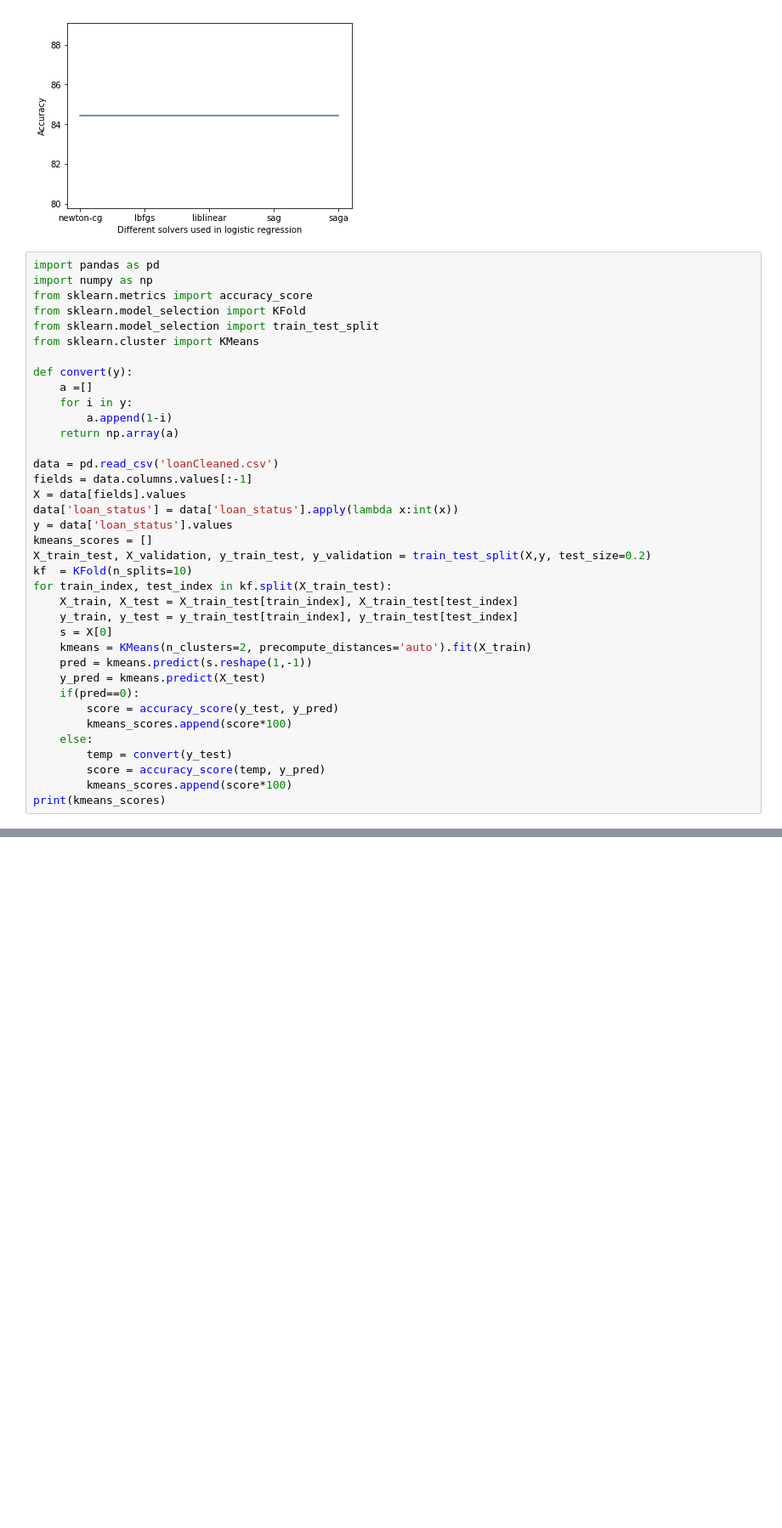
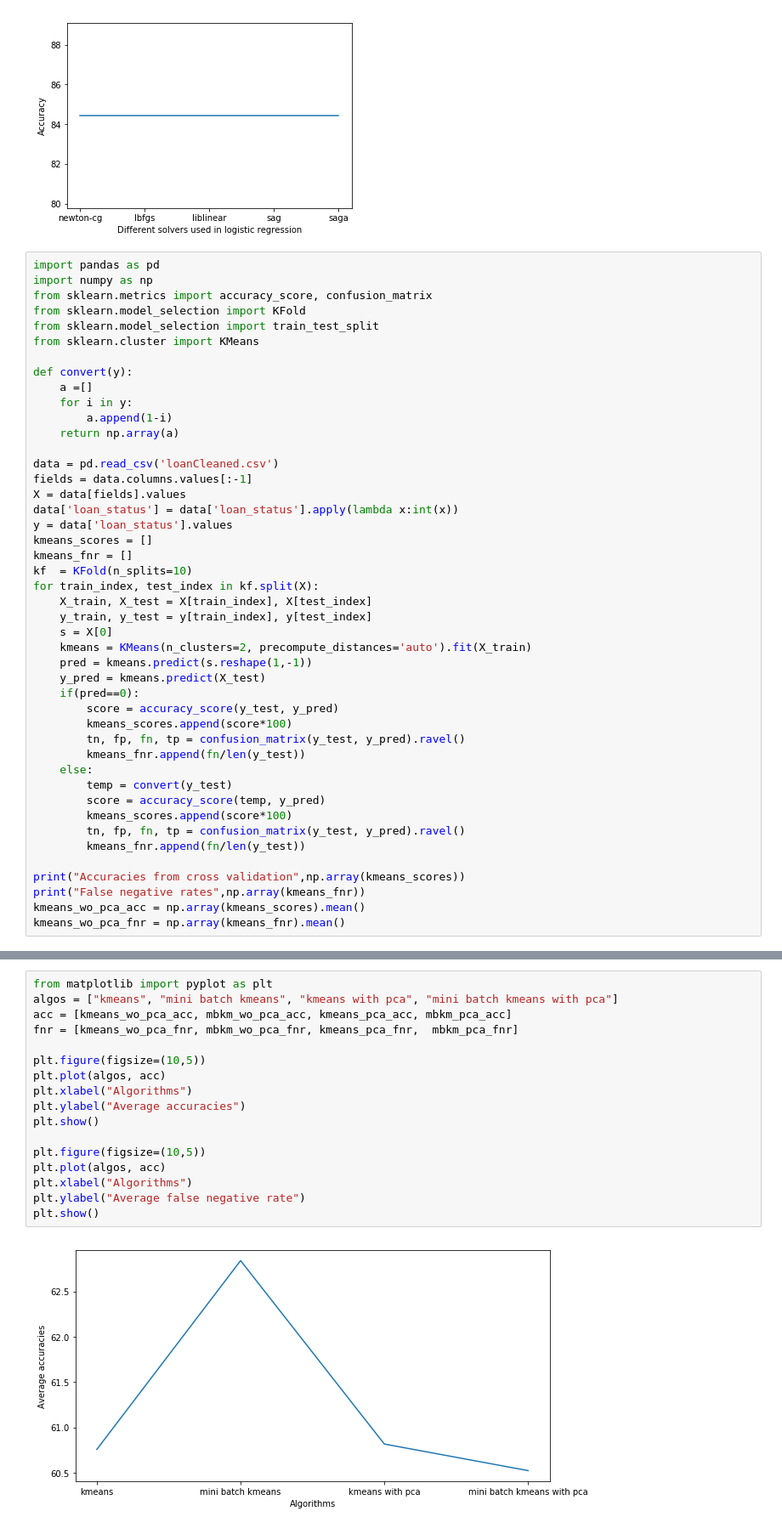
Before and after one commit to rahulk98/Loan-default-prediction, a Jupyter notebook: Final Project.ipynb, the cells around one changed output, grey strips where cells are left out. Shown: that part at 85% size. Saved outputs shown, nothing was run; the diff lists cells and outputs as text; blank space fills up the shorter version.

```diff
--- a/Final Project.ipynb
+++ b/Final Project.ipynb
@@ -530,7 +530,7 @@ Accuracies from cross validation  [84.70939887 83.79275988 84.53669877 84.025240
 # %%
 import pandas as pd
 import numpy as np
-from sklearn.metrics import accuracy_score
+from sklearn.metrics import accuracy_score, confusion_matrix
 from sklearn.model_selection import KFold
 from sklearn.model_selection import train_test_split
 from sklearn.cluster import KMeans
@@ -547,11 +547,11 @@ X = data[fields].values
 data['loan_status'] = data['loan_status'].apply(lambda x:int(x))
 y = data['loan_status'].values
 kmeans_scores = []
-X_train_test, X_validation, y_train_test, y_validation = train_test_split(X,y, test_size=0.2)
+kmeans_fnr = []
 kf  = KFold(n_splits=10)
-for train_index, test_index in kf.split(X_train_test):
-    X_train, X_test = X_train_test[train_index], X_train_test[test_index]
-    y_train, y_test = y_train_test[train_index], y_train_test[test_index]
+for train_index, test_index in kf.split(X):
+    X_train, X_test = X[train_index], X[test_index]
+    y_train, y_test = y[train_index], y[test_index]
     s = X[0]
     kmeans = KMeans(n_clusters=2, precompute_distances='auto').fit(X_train)
     pred = kmeans.predict(s.reshape(1,-1))
@@ -559,9 +559,17 @@ for train_index, test_index in kf.split(X_train_test):
     if(pred==0):
         score = accuracy_score(y_test, y_pred)
         kmeans_scores.append(score*100)
+        tn, fp, fn, tp = confusion_matrix(y_test, y_pred).ravel()
+        kmeans_fnr.append(fn/len(y_test))
     else:
         temp = convert(y_test)
         score = accuracy_score(temp, y_pred)
         kmeans_scores.append(score*100)
-print(kmeans_scores)
+        tn, fp, fn, tp = confusion_matrix(y_test, y_pred).ravel()
+        kmeans_fnr.append(fn/len(y_test))
+
+print("Accuracies from cross validation",np.array(kmeans_scores))
+print("False negative rates",np.array(kmeans_fnr))
+kmeans_wo_pca_acc = np.array(kmeans_scores).mean()
+kmeans_wo_pca_fnr = np.array(kmeans_fnr).mean()
 # %% [output]
@@ -610,0 +731,19 @@ print(agc_scores)
+# %%
+from matplotlib import pyplot as plt
+algos = ["kmeans", "mini batch kmeans", "kmeans with pca", "mini batch kmeans with pca"]
+acc = [kmeans_wo_pca_acc, mbkm_wo_pca_acc, kmeans_pca_acc, mbkm_pca_acc]
+fnr = [kmeans_wo_pca_fnr, mbkm_wo_pca_fnr, kmeans_pca_fnr,  mbkm_pca_fnr]
+
+plt.figure(figsize=(10,5))
+plt.plot(algos, acc)
+plt.xlabel("Algorithms")
+plt.ylabel("Average accuracies")
+plt.show()
+
+plt.figure(figsize=(10,5))
+plt.plot(algos, acc)
+plt.xlabel("Algorithms")
+plt.ylabel("Average false negative rate")
+plt.show()
+# %% [output]
+[figure, added]
```
Also changed, not shown: parts of 5 cells of this notebook.
